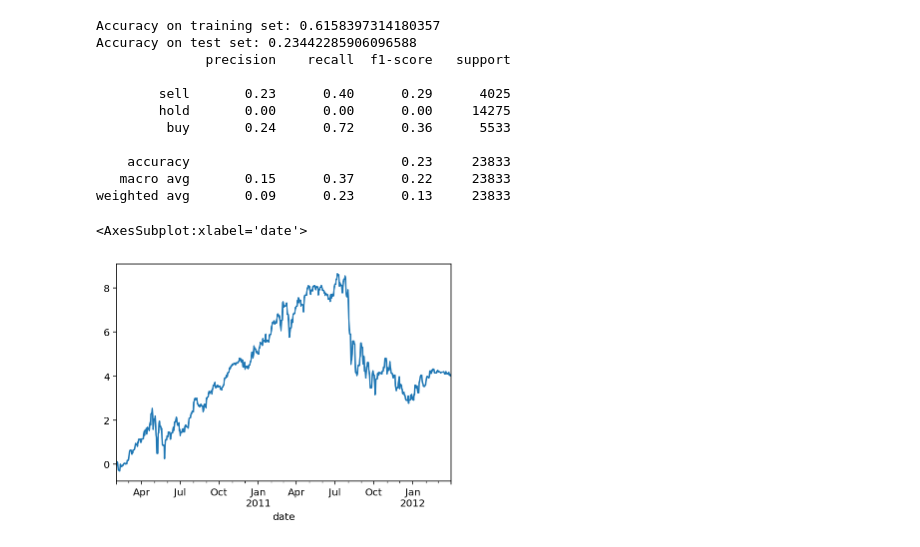
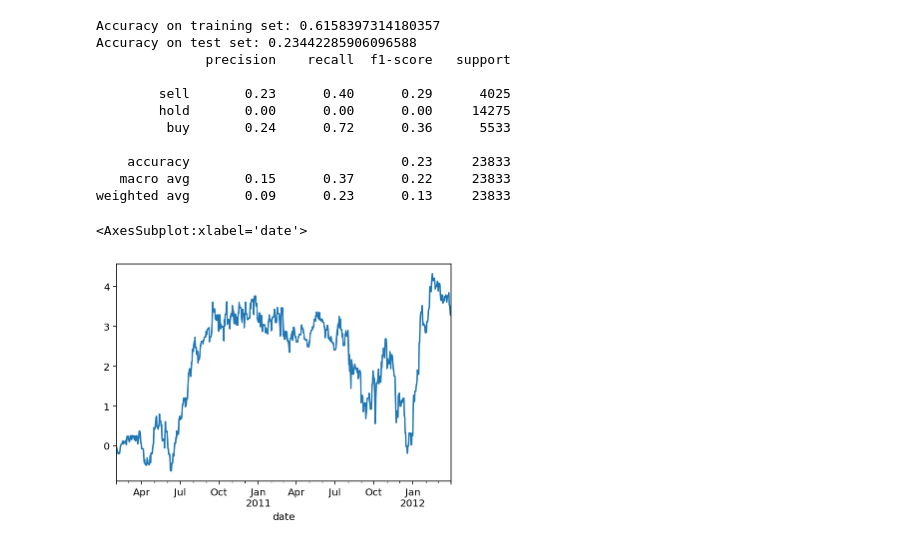
Before and after one commit to iewaij/tseu, a Jupyter notebook: notebooks/fundamental_backtest_mooom.ipynb, the cells around one changed output. Drawn from its saved outputs; the diff is of its cells as text; code cells hidden in the pictures.

```diff
--- a/notebooks/fundamental_backtest_mooom.ipynb
+++ b/notebooks/fundamental_backtest_mooom.ipynb
@@ -284,10 +284,11 @@ def position_to_margin(data, position, tx=-0.002, method="log"):
     return margin
 # %%
 data = pd.read_parquet("../data/daily_price_backtest.parquet")
+data = data[data.index.get_level_values("gvkey") != '249103']
 short_signal, long_signal = frame_to_signals(df_test, xgb_clf)
-short_position, long_position, neutral_position = signals_to_positions(short_signal, long_signal, n=10, months=3, weight="value")
+short_position, long_position, neutral_position = signals_to_positions(short_signal, long_signal, n=30, months=3, weight="equal")
 margin = position_to_margin(data, neutral_position, method="log")
 margin.plot()
 # %% [output]
 <AxesSubplot:xlabel='date'>
-[figure, old version]
+[figure, new version]
```
